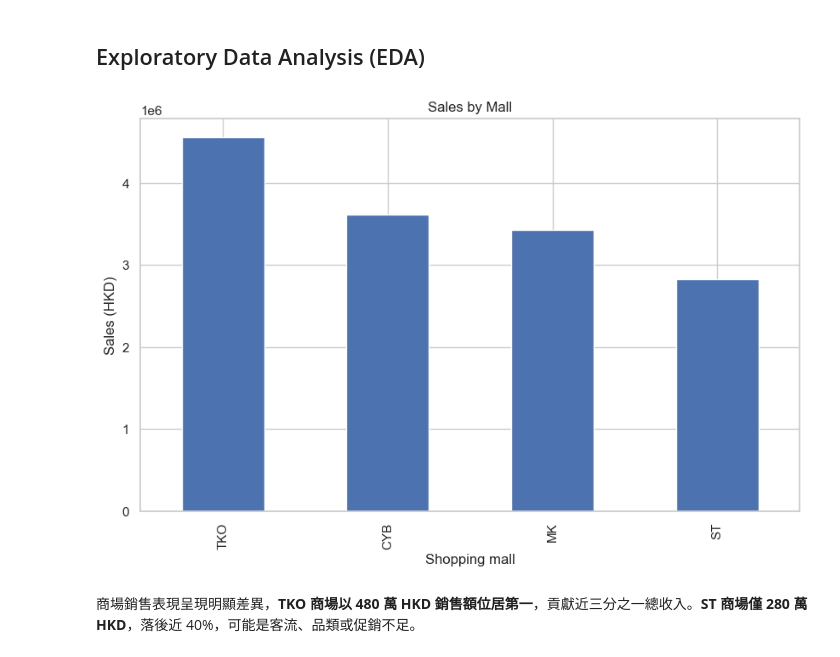
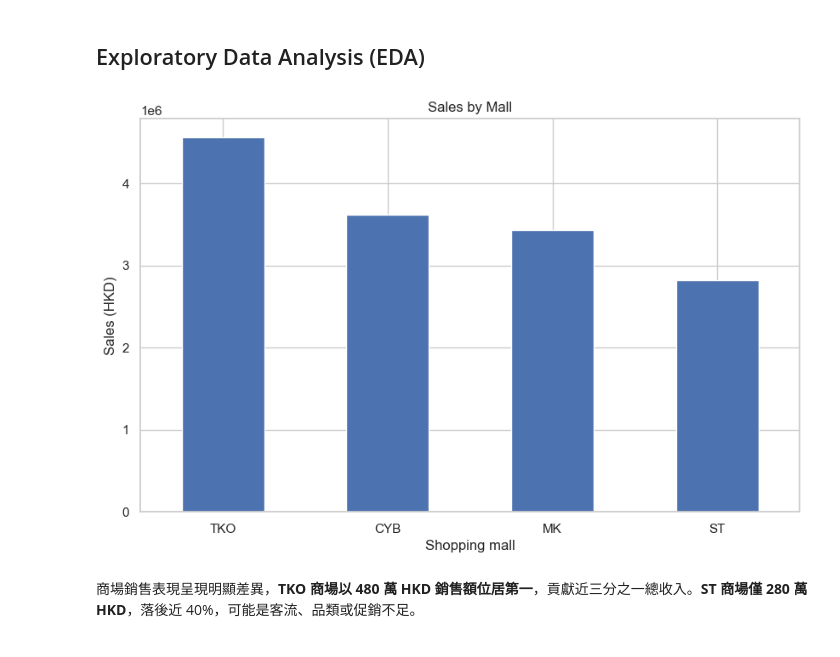
Before and after one commit to PolyU-Computer-Science/Year3-COMP3134-BI-Group-Project, a Jupyter notebook: Group_6.ipynb, the cells around one changed output. Drawn from its saved outputs; the diff is of its cells as text; code cells hidden in the pictures.

```diff
--- a/Group_6.ipynb
+++ b/Group_6.ipynb
@@ -216,12 +216,13 @@ merged_data.head()
 # %%
 # Total sales / Sales by mall
 mall_sales = merged_data.groupby('Shopping mall')['Price'].sum().sort_values(ascending=False)
 mall_sales.plot(kind='bar', title='Sales by Mall')
 plt.ylabel('Sales (HKD)')
+plt.xticks(rotation=0)
 plt.savefig(IMAGE_OUTPUT_DIR / 'sales_by_mall.png')
 plt.show()
 # %% [output]
-[figure, old version]
+[figure, new version]
 # %% [markdown]
 商場銷售表現呈現明顯差異，**TKO 商場以 480 萬 HKD 銷售額位居第一**，貢獻近三分之一總收入。**ST 商場僅 280 萬 HKD**，落後近 40%，可能是客流、品類或促銷不足。
 # %%
```
Also changed, not shown: parts of 4 cells of this notebook, 3 other files.
